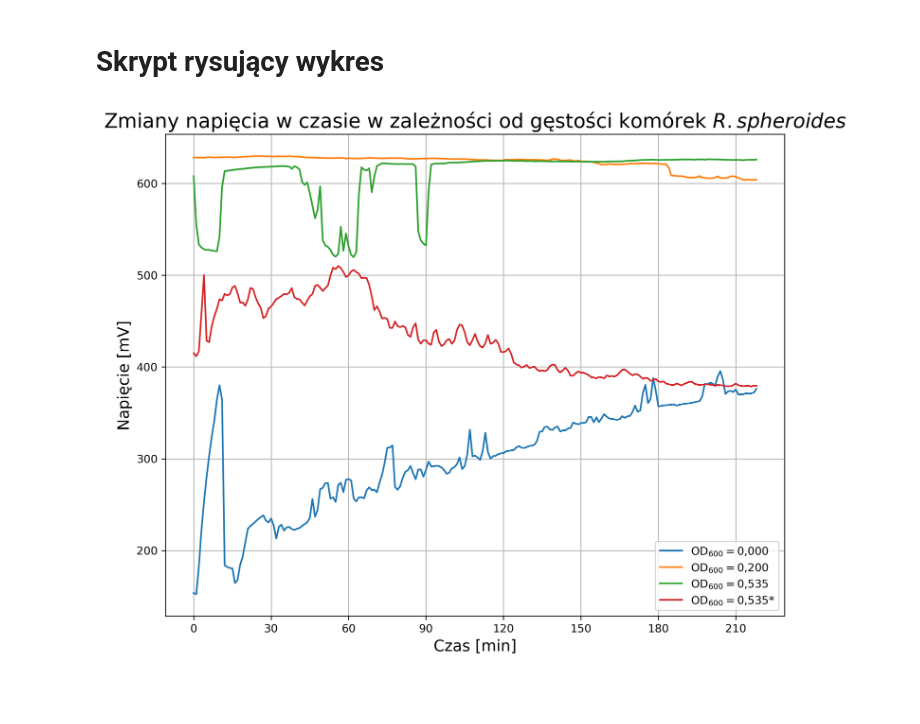
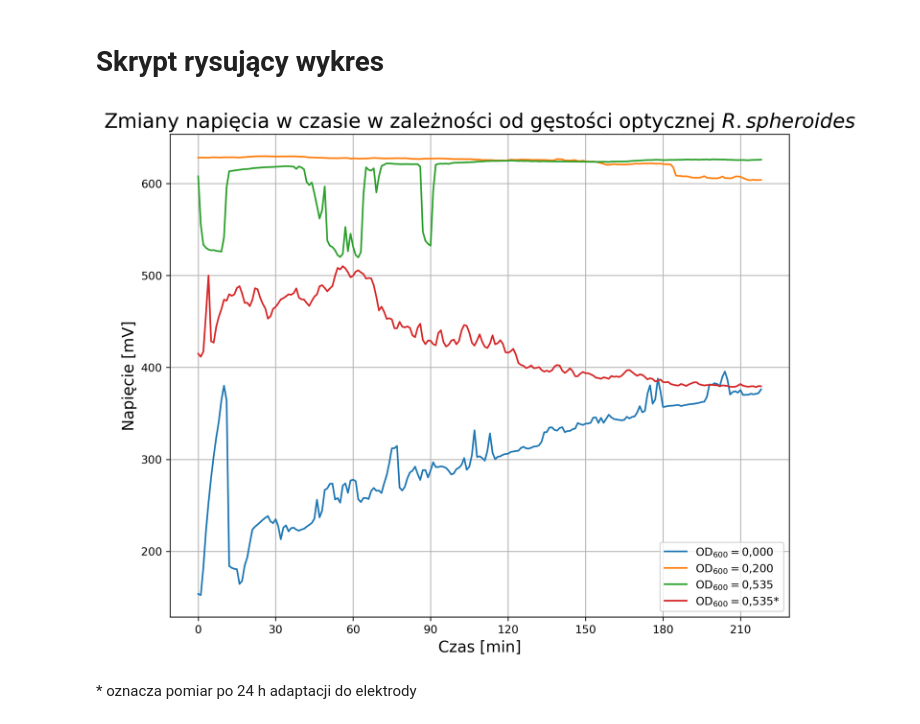
Before and after one commit to f1lem0n/biotech-bsc, a Jupyter notebook: mfc-volt-2022-04-21/mfc-volt-3.ipynb, the cells around one changed output. Drawn from its saved outputs; the diff is of its cells as text; code cells hidden in the pictures; blank space fills up the shorter version.

Commit message:
plot export

```diff
--- a/mfc-volt-2022-04-21/mfc-volt-3.ipynb
+++ b/mfc-volt-2022-04-21/mfc-volt-3.ipynb
@@ -60,49 +60,50 @@ def process(file_path):
 # %% [markdown]
 # Skrypt rysujący wykres
 # %%
-plt.figure(figsize = (10,8), dpi = 300)
+fig1 = plt.figure(figsize = (10,8), dpi = 300, facecolor='#ffffff')
 
 legend = []
 
 factor = 1
 
 for file in files:
-
     od_value = file[5:-4].replace('.', ',')
     if 'X' in od_value:
         od_value = od_value.replace('X', '*')
 
     final_df, minutes, means = process(file)
 
     plt.errorbar(
         x = final_df['minute'],
         y = final_df['mean']*factor,
         # yerr = final_df['error'],
         fmt = '-',
     )
-    legend_rec = 'OD$_{600} = $' + f'{od_value}'
-    legend.append(legend_rec)
+    series_name = 'OD$_{600} = $' + f'{od_value}'
+    legend.append(series_name)
     factor = 1000
 
 plt.title(
-    '''Zmiany napięcia w czasie w zależności od gęstości komórek $R. spheroides$''',
+    '''Zmiany napięcia w czasie w zależności od gęstości optycznej $R. spheroides$''',
     fontdict = {
         'fontsize' : 18,
-        'multialignment' : 'center'
+        'multialignment' : 'center',
     }
 )
 plt.ylabel(
     'Napięcie [mV]',
     fontdict = {'fontsize' : 14}
 )
 plt.xlabel(
     'Czas [min]',
     fontdict = {'fontsize' : 14}
 )
 plt.legend(legend)
 plt.grid()
 plt.xticks(minutes[::30])
-
+fig1.savefig('fig1.png')
 plt.show()
 # %% [output]
-[figure, old version]
+[figure, new version]
+# %% [markdown]
+\* oznacza pomiar po 24 h adaptacji do elektrody
```
Also changed, not shown: 1 other file.
